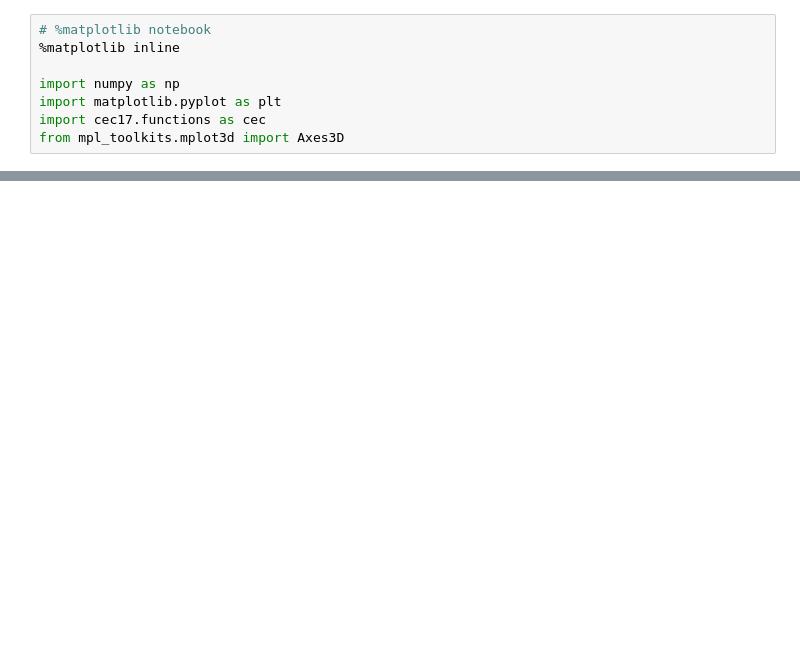
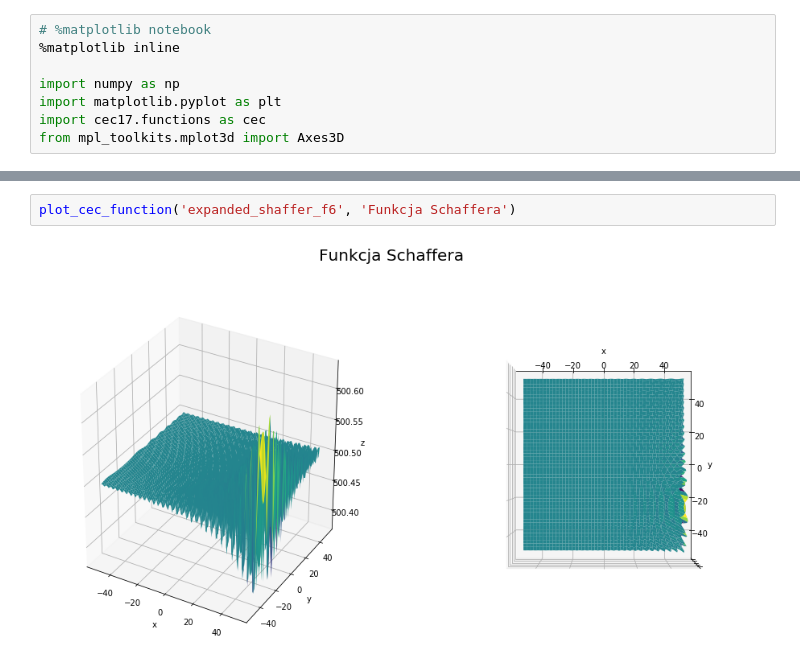
Before and after one commit to adamnapieralski/pszt-evolutionary-cauchy-searching, a Jupyter notebook: cec17_functions.ipynb, the cells around one changed output, grey strips where cells are left out. Saved outputs shown, nothing was run; the diff lists cells and outputs as text; blank space fills up the shorter version.

```diff
--- a/cec17_functions.ipynb
+++ b/cec17_functions.ipynb
@@ -63,0 +53,4 @@ plot_cec_function('schwefel', xy_range=(-50, 50))
+# %%
+plot_cec_function('expanded_shaffer_f6', 'Funkcja Schaffera')
+# %% [output]
+[figure, added]
```
Also changed, not shown: parts of 11 cells of this notebook, 22 other files.
